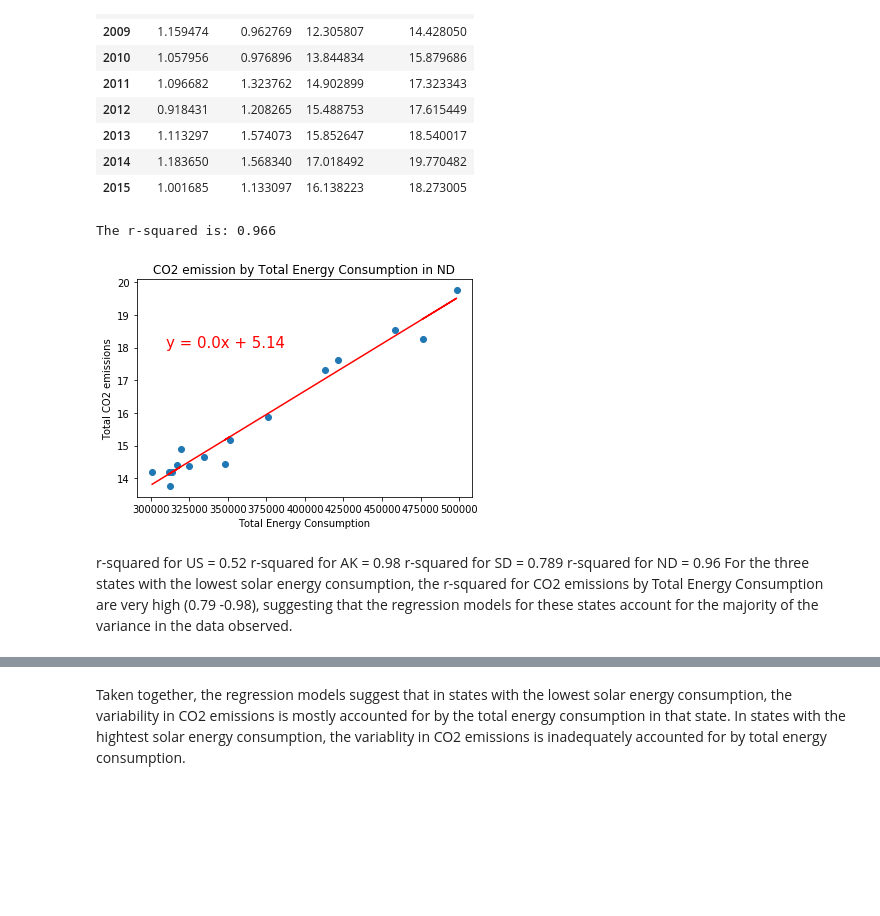
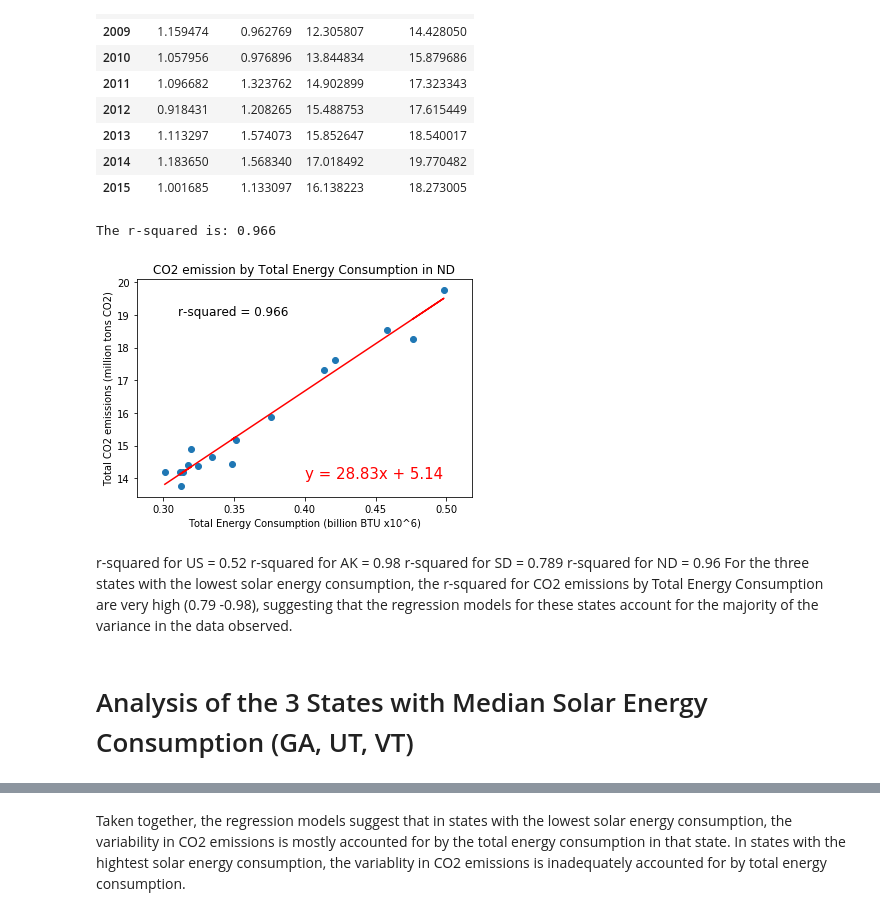
Before and after one commit to MabelDS89/Project-1, a Jupyter notebook: TA_state_analysis.ipynb, the cells around one changed output, grey strips where cells are left out. Drawn from its saved outputs; the diff is of its cells as text; code cells hidden in the pictures; blank space fills up the shorter version.

Commit message:
final figures and analysis

```diff
--- a/TA_state_analysis.ipynb
+++ b/TA_state_analysis.ipynb
@@ -20,7 +20,7 @@ commercial_df.set_index("State", inplace = True)
 industrial_df.set_index("State", inplace = True)
 # %%
 #Transpose Data
-#t_residential_df = residential_df.T
+t_residential_df = residential_df.T
 t_commercial_df = commercial_df.T
 t_industrial_df = industrial_df.T
 # %%
@@ -126,3 +126,12 @@ CA_co2_final
 # %%
 CA_consumption = CA_final["Total Consumption"]
 CA_emissions = CA_co2_final["Total Emissions"]
+# %%
+def regression(x_values, y_values):
+    (slope, intercept, rvalue, pvalue, stderr) = linregress(x_values, y_values)
+    regress_values = x_values * slope + intercept
+    line_eq = "y = " + str(round(slope,2)) + "x + " + str(round(intercept,2))
+    print(f"The r-squared is: {round(rvalue**2,3)}")
+    plt.scatter(x_values,y_values)
+    plt.plot(x_values,regress_values,"r-")
+    return line_eq, rvalue
@@ -202,14 +240,4 @@ FL_co2_final
 | 2013 | 1.141324 | 5.122501 | 9.739753 | 16.003578 |
 | 2014 | 1.254619 | 5.261077 | 9.686863 | 16.202559 |
 | 2015 | 1.167035 | 6.815356 | 10.542052 | 18.524443 |
-# %%
-def regression(x_values, y_values):
-    (slope, intercept, rvalue, pvalue, stderr) = linregress(x_values, y_values)
-    regress_values = x_values * slope + intercept
-    line_eq = "y = " + str(round(slope,2)) + "x + " + str(round(intercept,2))
-    print(f"The r-squared is: {round(rvalue**2,3)}")
-    plt.scatter(x_values,y_values)
-    plt.plot(x_values,regress_values,"r-")
-    return line_eq
-    print(line_eq)
 # %%
@@ -485,19 +525,24 @@ ND_co2_final
 | 2014 | 1.183650 | 1.568340 | 17.018492 | 19.770482 |
 | 2015 | 1.001685 | 1.133097 | 16.138223 | 18.273005 |
 # %%
-ND=regression(ND_final["Total Consumption"], ND_co2_final["Total Emissions"])
+ND_x = ND_final["Total Consumption"]/1000000
+ND=regression(ND_x, ND_co2_final["Total Emissions"])
 plt.title("CO2 emission by Total Energy Consumption in ND")
-plt.xlabel('Total Energy Consumption')
-plt.ylabel('Total CO2 emissions')
-plt.annotate(ND,(310000,18),fontsize=15,color="red")
-plt.savefig("images/Fig23.png")
+plt.xlabel('Total Energy Consumption (billion BTU x10^6)')
+plt.ylabel('Total CO2 emissions (million tons CO2)')
+plt.annotate(ND[0],(0.40,14),fontsize=15,color="red")
+rsquare = round(ND[1]**2,3)
+plt.annotate(f"r-squared = {rsquare}", (0.31,19), fontsize=12)
+plt.savefig("images/ND_reg.png")
 plt.show()
 # %% [output]
 The r-squared is: 0.966
-[figure, old version]
+[figure, new version]
 # %% [markdown]
 r-squared for US = 0.52
 r-squared for AK = 0.98
 r-squared for SD = 0.789
 r-squared for ND = 0.96
 For the three states with the lowest solar energy consumption, the r-squared for CO2 emissions by Total Energy Consumption are very high (0.79 -0.98), suggesting that the regression models for these states account for the majority of the variance in the data observed.
+# %% [markdown]
+# Analysis of the 3 States with Median Solar Energy Consumption (GA, UT, VT)
```
Also changed, not shown: parts of 17 cells of this notebook, 12 other files.
